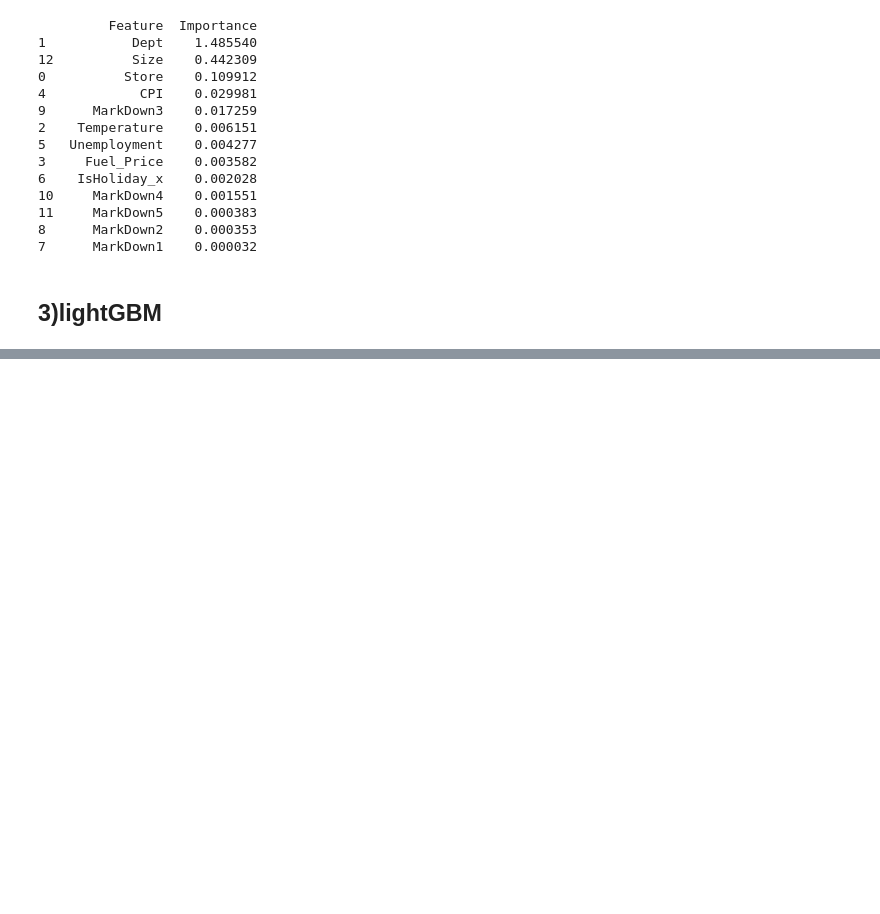
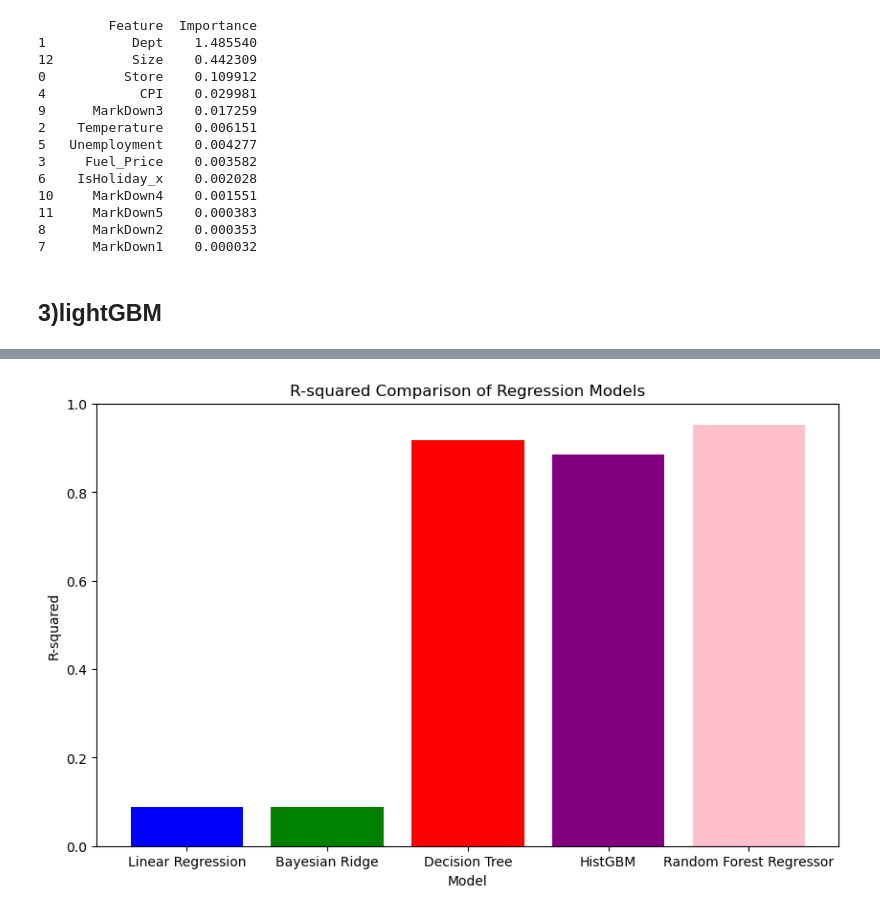
Before and after one commit to GARGI-GHORAI/soil-pollution-diseases, a Jupyter notebook: Regression Analysis.ipynb, the cells around one changed output, grey strips where cells are left out. Saved outputs shown, nothing was run; the diff lists cells and outputs as text; code cells hidden in the pictures; blank space fills up the shorter version.

```diff
--- a/Regression Analysis.ipynb
+++ b/Regression Analysis.ipynb
@@ -390,0 +450,17 @@ Feature Importances:
+# %%
+import matplotlib.pyplot as plt
+r2_scores = {
+    'Linear Regression':  0.08759603547429695,
+    'Bayesian Ridge':  0.08757976949984103,
+    'Decision Tree': 0.9186813376276488,
+    'HistGBM':  0.8844304102720357,
+    'Random Forest Regressor' : 0.953191829596667
+}
+plt.figure(figsize=(10, 6))
+plt.bar(r2_scores.keys(), r2_scores.values(), color=['blue', 'green', 'red', 'purple','pink'])
+plt.xlabel('Model')
+plt.ylabel('R-squared')
+plt.title('R-squared Comparison of Regression Models')
+plt.show()
+# %% [output]
+[figure, added]
```
Also changed, not shown: parts of 12 cells of this notebook, 2 other files.
